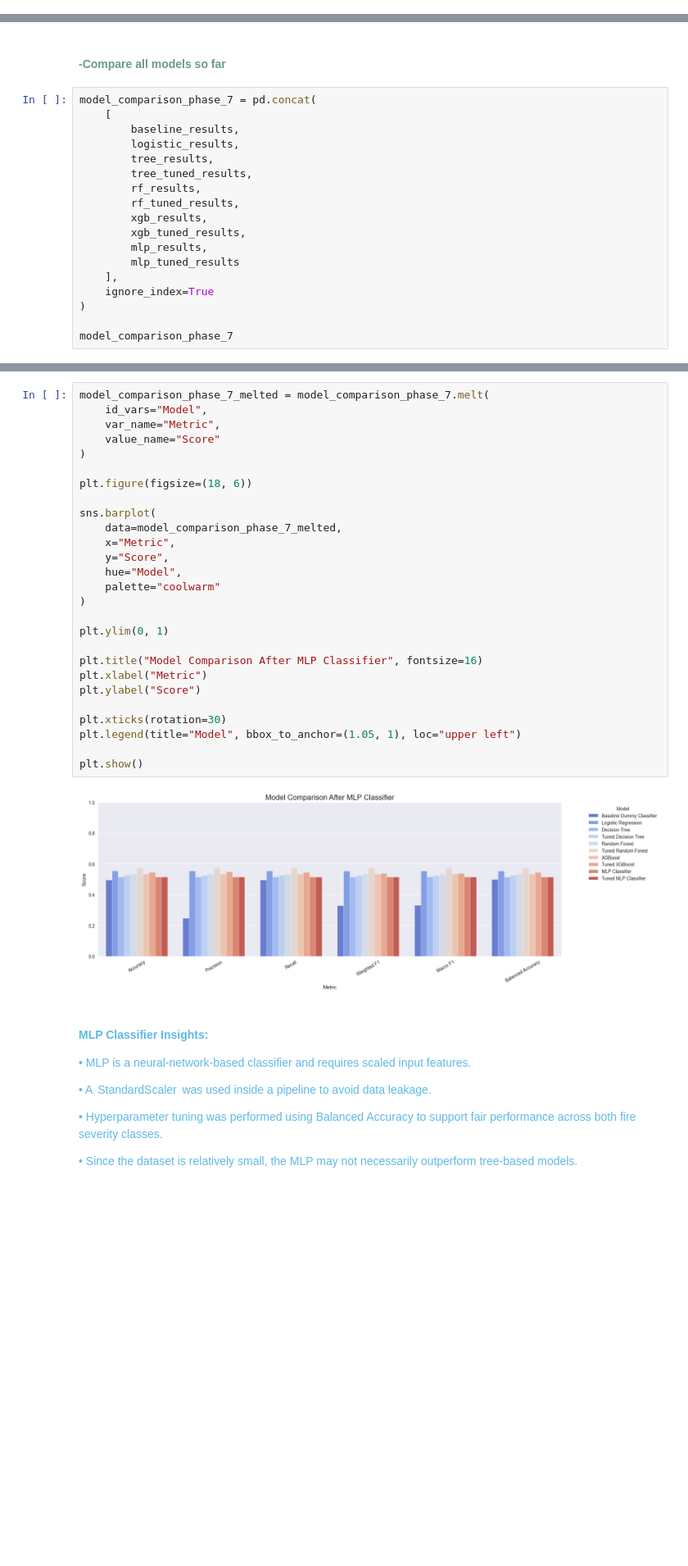
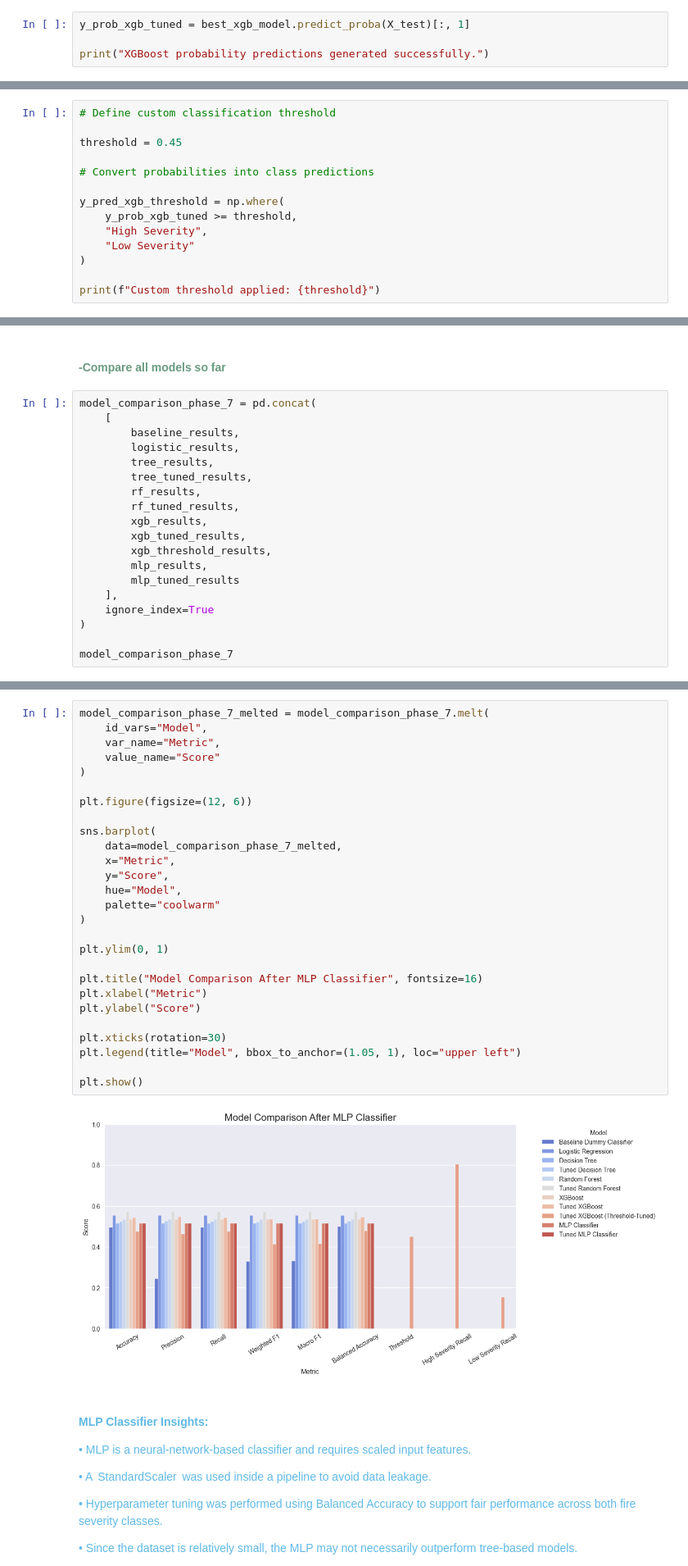
Before and after one commit to laxmigs24/Forest-fire-risk-project, a Jupyter notebook: notebooks/3_modeling.ipynb, the cells around one changed output, grey strips where cells are left out. Shown at 82% size. Cells and saved outputs as stored; diff of their text form; blank space fills up the shorter version.

```diff
--- a/notebooks/3_modeling.ipynb
+++ b/notebooks/3_modeling.ipynb
@@ -2317,0 +2236,4 @@ plt.show()
+# %%
+y_prob_xgb_tuned = best_xgb_model.predict_proba(X_test)[:, 1]
+
+print("XGBoost probability predictions generated successfully.")
@@ -2317,0 +2244,14 @@ plt.show()
+# %%
+# Define custom classification threshold
+
+threshold = 0.45
+
+# Convert probabilities into class predictions
+
+y_pred_xgb_threshold = np.where(
+    y_prob_xgb_tuned >= threshold,
+    "High Severity",
+    "Low Severity"
+)
+
+print(f"Custom threshold applied: {threshold}")
@@ -2931,6 +2991,7 @@ model_comparison_phase_7 = pd.concat(
         rf_tuned_results,
         xgb_results,
         xgb_tuned_results,
+        xgb_threshold_results,
         mlp_results,
         mlp_tuned_results
     ],
@@ -2953,32 +3015,32 @@ model_comparison_phase_7
 # %%
 model_comparison_phase_7_melted = model_comparison_phase_7.melt(
     id_vars="Model",
     var_name="Metric",
     value_name="Score"
 )
 
-plt.figure(figsize=(18, 6))
+plt.figure(figsize=(12, 6))
 
 sns.barplot(
     data=model_comparison_phase_7_melted,
     x="Metric",
     y="Score",
     hue="Model",
     palette="coolwarm"
 )
 
 plt.ylim(0, 1)
 
 plt.title("Model Comparison After MLP Classifier", fontsize=16)
 plt.xlabel("Metric")
 plt.ylabel("Score")
 
 plt.xticks(rotation=30)
 plt.legend(title="Model", bbox_to_anchor=(1.05, 1), loc="upper left")
 
 plt.show()
 # %% [output]
-[figure, old version]
+[figure, new version]
 # %% [markdown]
 <div style="color:#60b9e5;">
 
```
Also changed, not shown: parts of 86 cells of this notebook, 2 other files.
